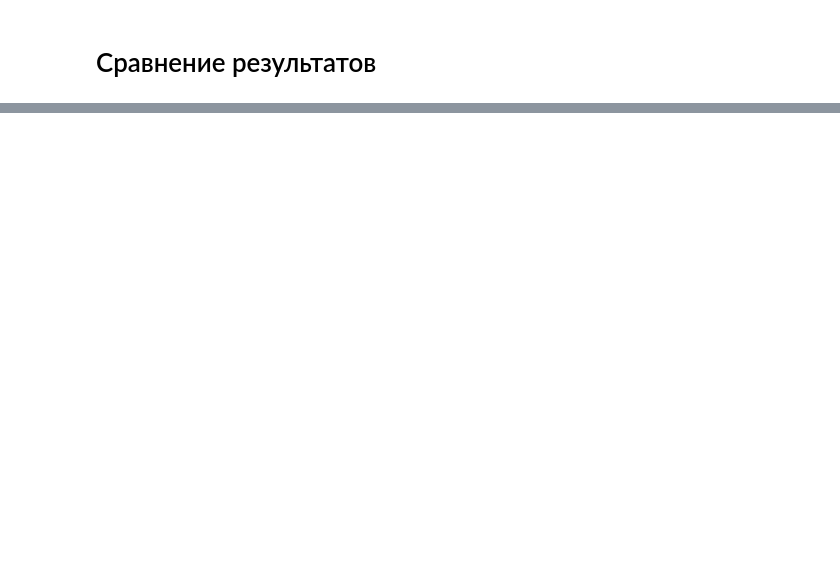
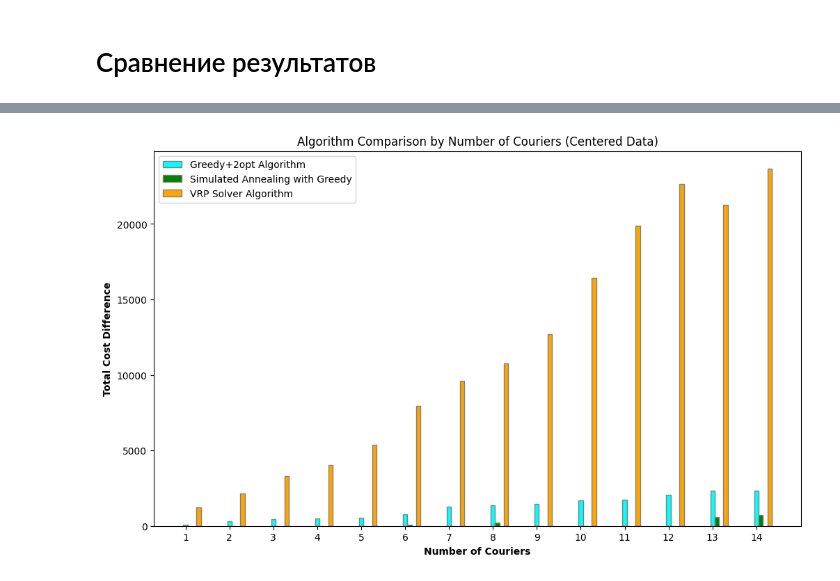
Before and after one commit to kirillyat/scooters, a Jupyter notebook: scooters.ipynb, the cells around one changed output, grey strips where cells are left out. Drawn from its saved outputs; the diff is of its cells as text; code cells hidden in the pictures; blank space fills up the shorter version.

```diff
--- a/scooters.ipynb
+++ b/scooters.ipynb
@@ -510,0 +1069,77 @@ calculate_total_cost(r, routes)
+# %%
+def plot_comparison(
+    courier_range: range,
+    greedy_costs: List[float],
+    greedy_2opt_costs: List[float],
+    sa_greedy_costs: List[float],
+    ga_greedy_costs: List[float],
+    vrp_costs: List[float],
+):
+    bar_width = 0.1
+
+    r1 = np.arange(len(courier_range))
+    r2 = [x + bar_width for x in r1]
+    r3 = [x + bar_width for x in r2]
+    r4 = [x + bar_width for x in r3]
+    r5 = [x + bar_width for x in r4]
+
+    plt.figure(figsize=(12, 7))
+
+    # Centering the data on greedy_costs
+    differences_2opt = [
+        greedy_2opt_costs[i] - greedy_costs[i] for i in range(len(greedy_costs))
+    ]
+    differences_sa_greedy = [
+        sa_greedy_costs[i] - greedy_costs[i] for i in range(len(greedy_costs))
+    ]
+    differences_vrp = [vrp_costs[i] - greedy_costs[i] for i in range(len(greedy_costs))]
+
+    # Plotting the differences
+    # plt.bar(r1, greedy_costs, color='blue', width=bar_width, edgecolor='grey', label='Greedy Algorithm')
+    plt.bar(
+        r2,
+        differences_2opt,
+        color="cyan",
+        width=bar_width,
+        edgecolor="grey",
+        label="Greedy+2opt Algorithm",
+    )
+    plt.bar(
+        r3,
+        differences_sa_greedy,
+        color="green",
+        width=bar_width,
+        edgecolor="grey",
+        label="Simulated Annealing with Greedy",
+    )
+    plt.bar(
+        r5,
+        differences_vrp,
+        color="orange",
+        width=bar_width,
+        edgecolor="grey",
+        label="VRP Solver Algorithm",
+    )
+
+    plt.xlabel("Number of Couriers", fontweight="bold")
+    plt.xticks([r + bar_width for r in range(len(courier_range))], courier_range)
+
+    plt.ylabel("Total Cost Difference", fontweight="bold")
+    plt.title("Algorithm Comparison by Number of Couriers (Centered Data)")
+    plt.legend()
+
+    plt.show()
+
+
+# Plotting the comparison
+
+plot_comparison(
+    range(1, NUM_COURIERS),
+    greedy_costs,
+    greedy_2opt_costs,
+    sa_greedy_costs,
+    ga_greedy_costs,
+    vrp_costs,
+)
+# %% [output]
+[figure, added]
```
Also changed, not shown: parts of 25 cells of this notebook, 6 other files.
